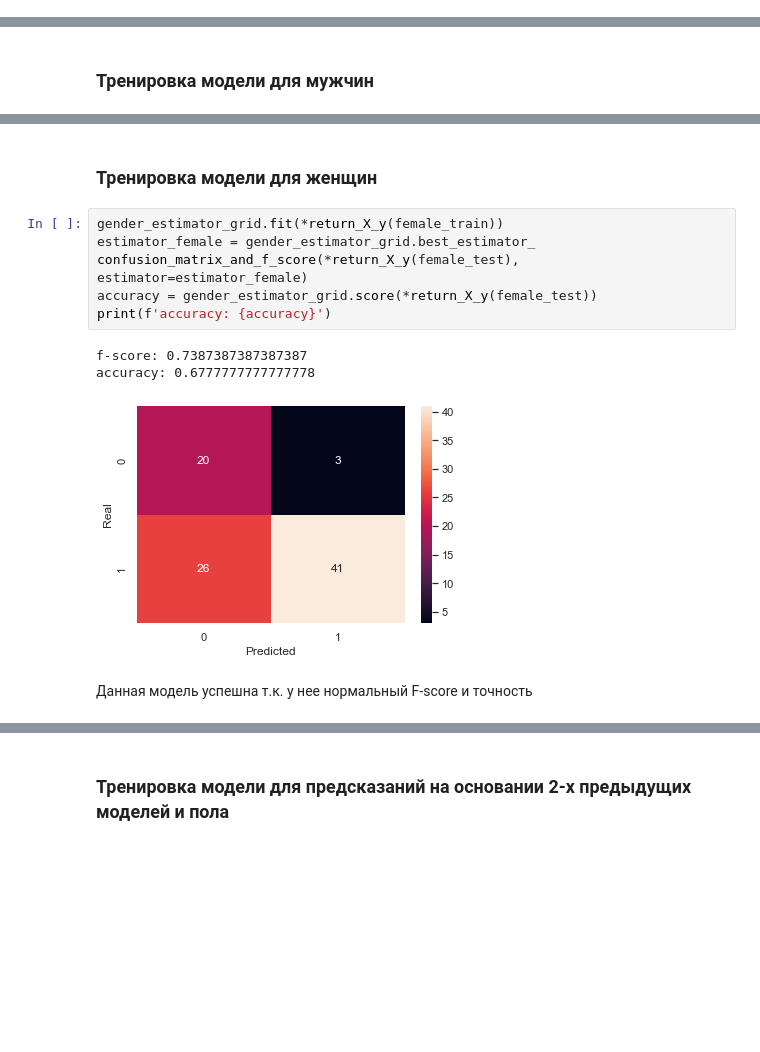
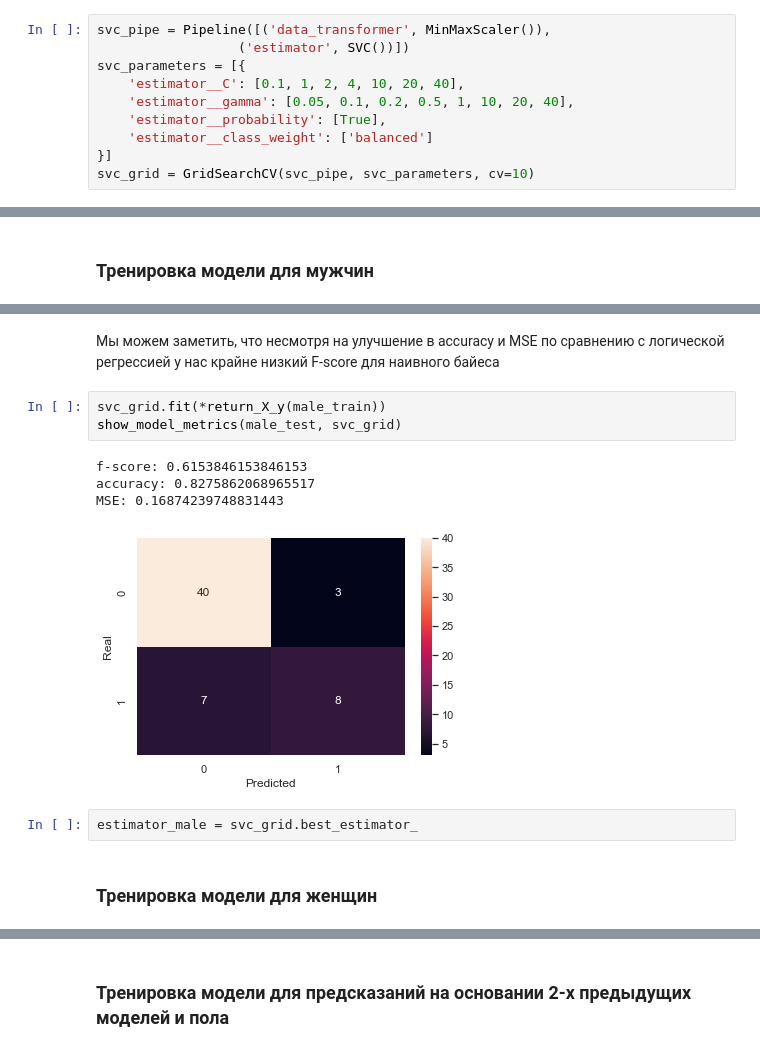
Before and after one commit to VsevolodKozlov-git/kaggle-titanic-competition, a Jupyter notebook: second_try.ipynb, the cells around one changed output, grey strips where cells are left out. Drawn from its saved outputs; the diff is of its cells as text; blank space fills up the shorter version.

```diff
--- a/second_try.ipynb
+++ b/second_try.ipynb
@@ -421,3 +424,13 @@ gender_estimator_grid = GridSearchCV(grid_model, grid_parameters, cv=10, scoring
+# %%
+svc_pipe = Pipeline([('data_transformer', MinMaxScaler()),
+                  ('estimator', SVC())])
+svc_parameters = [{
+    'estimator__C': [0.1, 1, 2, 4, 10, 20, 40],
+    'estimator__gamma': [0.05, 0.1, 0.2, 0.5, 1, 10, 20, 40],
+    'estimator__probability': [True],
+    'estimator__class_weight': ['balanced']
+}]
+svc_grid = GridSearchCV(svc_pipe, svc_parameters, cv=10)
 # %%
 def confusion_matrix_and_f_score(X_test, y_test, estimator):
     pred = estimator.predict(X_test)
@@ -461,14 +492,14 @@ accuracy: 0.7386363636363636
+# %% [markdown]
+Мы можем заметить, что несмотря на улучшение в accuracy и MSE по сравнению с логической регрессией у нас крайне низкий F-score для наивного байеса
+# %%
+svc_grid.fit(*return_X_y(male_train))
+show_model_metrics(male_test, svc_grid)
+# %% [output]
+f-score: 0.6153846153846153
+accuracy: 0.8275862068965517
+MSE: 0.16874239748831443
+[figure, added]
+# %%
+estimator_male = svc_grid.best_estimator_
 # %% [markdown]
 ### Тренировка модели для женщин
-# %%
-gender_estimator_grid.fit(*return_X_y(female_train))
-estimator_female = gender_estimator_grid.best_estimator_
-confusion_matrix_and_f_score(*return_X_y(female_test), estimator=estimator_female)
-accuracy = gender_estimator_grid.score(*return_X_y(female_test))
-print(f'accuracy: {accuracy}')
-# %% [output]
-f-score: 0.7387387387387387
-accuracy: 0.6777777777777778
-[figure, removed]
-# %% [markdown]
-Данная модель успешна т.к. у нее нормальный F-score и точность
```
Also changed, not shown: parts of 37 cells of this notebook, 2 other files.
